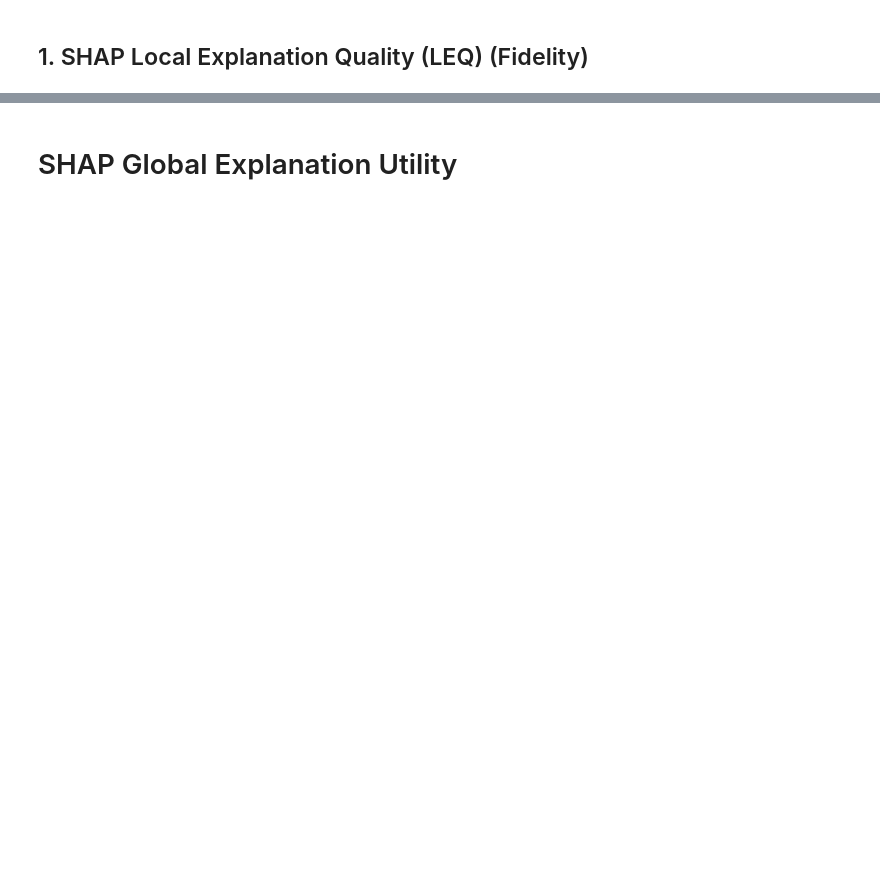
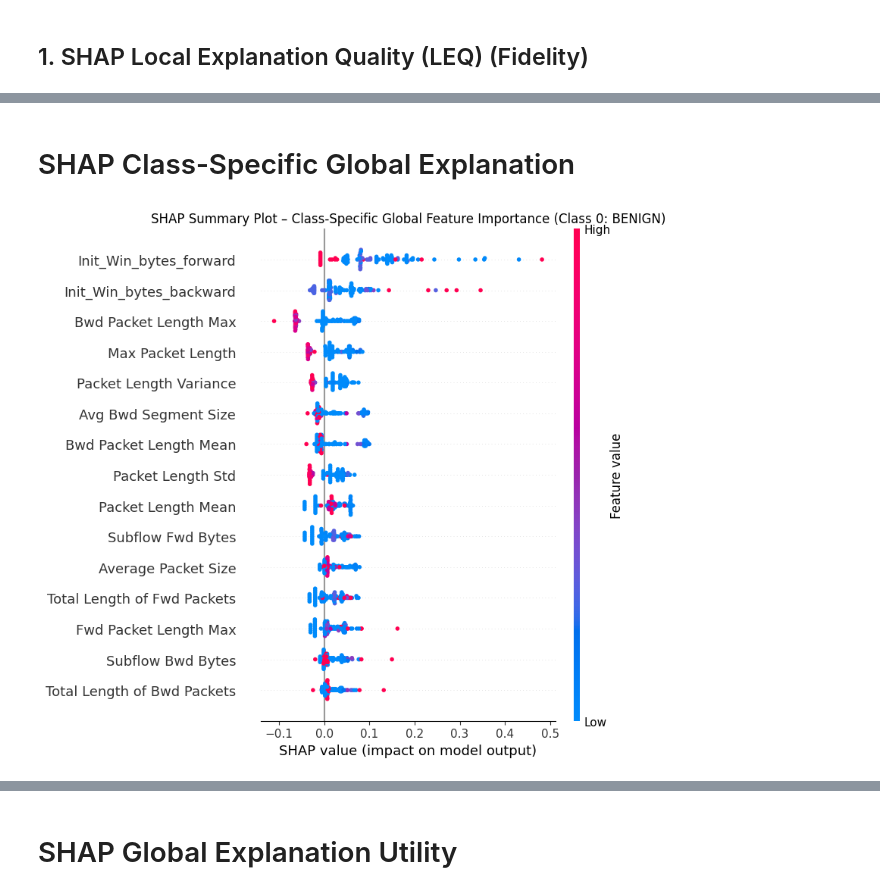
Before and after one commit to mo-abdulai/X-AI-IDS-Architecture, a Jupyter notebook: 3_Post-Modeling-Phase/explainability_Models/explainable_CICIDS-2017/explainable-CICIDS-2017_Random_Forest.ipynb, the cells around one changed output, grey strips where cells are left out. Saved outputs shown, nothing was run; the diff lists cells and outputs as text; code cells hidden in the pictures; blank space fills up the shorter version.

```diff
--- a/3_Post-Modeling-Phase/explainability_Models/explainable_CICIDS-2017/explainable-CICIDS-2017_Random_Forest.ipynb
+++ b/3_Post-Modeling-Phase/explainability_Models/explainable_CICIDS-2017/explainable-CICIDS-2017_Random_Forest.ipynb
@@ -185,0 +248,29 @@ shap_importance_original /= np.sum(shap_importance_original)
+# %% [markdown]
+# SHAP Class-Specific Global Explanation
+# %%
+import shap
+import matplotlib.pyplot as plt
+
+class_idx = 0
+
+shap_values_class = shap_values.values[:, :, class_idx]
+X_test_df = pd.DataFrame(X_test_sample, columns=X_train.columns)
+
+class_name = actual_class_names[class_idx]
+
+
+title = f"SHAP Summary Plot – Class-Specific Global Feature Importance (Class {class_idx}: {class_name})"
+
+shap.summary_plot(
+    shap_values_class,
+    X_test_df,
+    plot_type="dot",
+    feature_names=X_test_df.columns,
+    show=False
+)
+
+plt.title(title)
+plt.tight_layout()
+plt.show()
+# %% [output]
+[figure, added]
```
Also changed, not shown: parts of 29 cells of this notebook, 28 other files.
